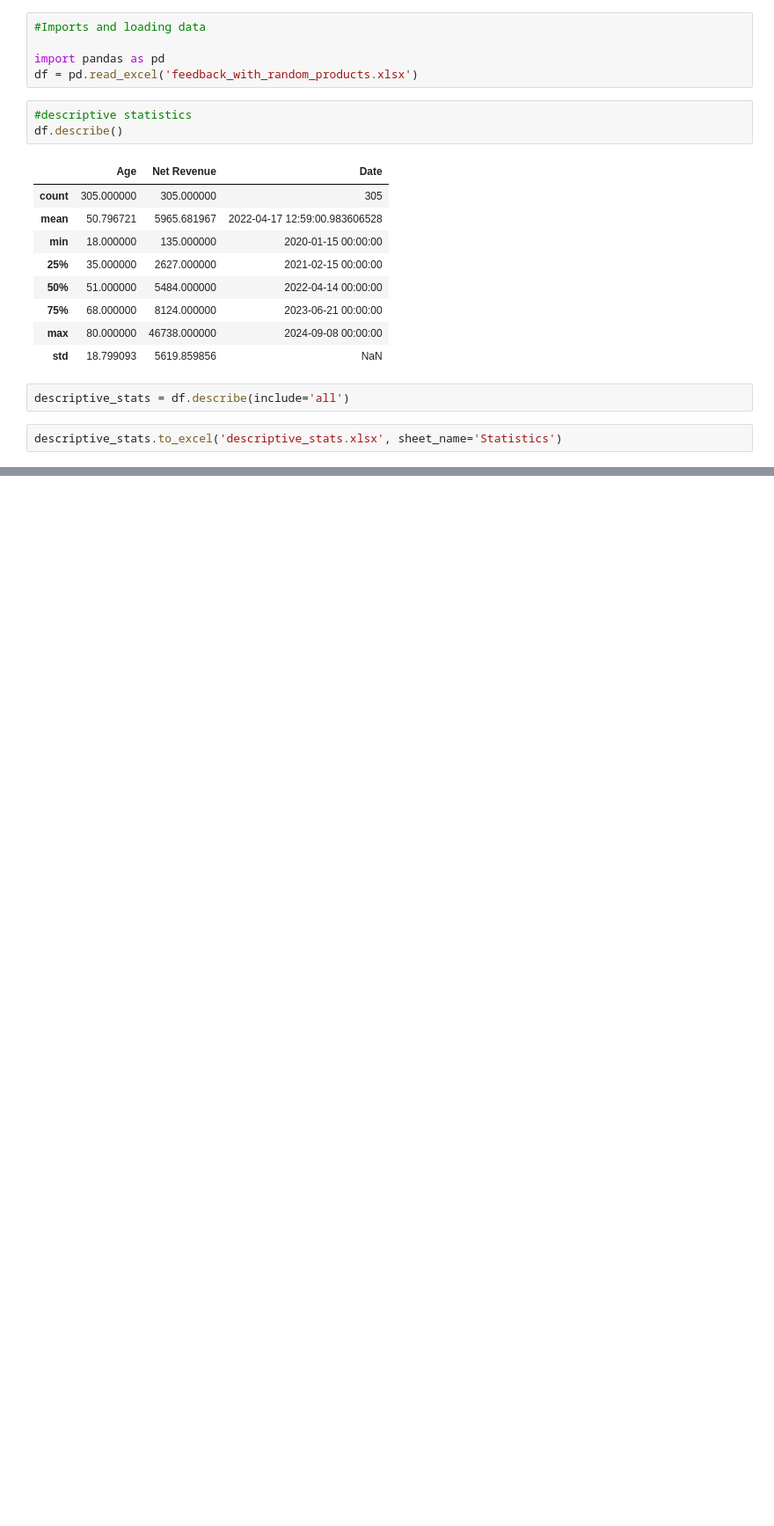
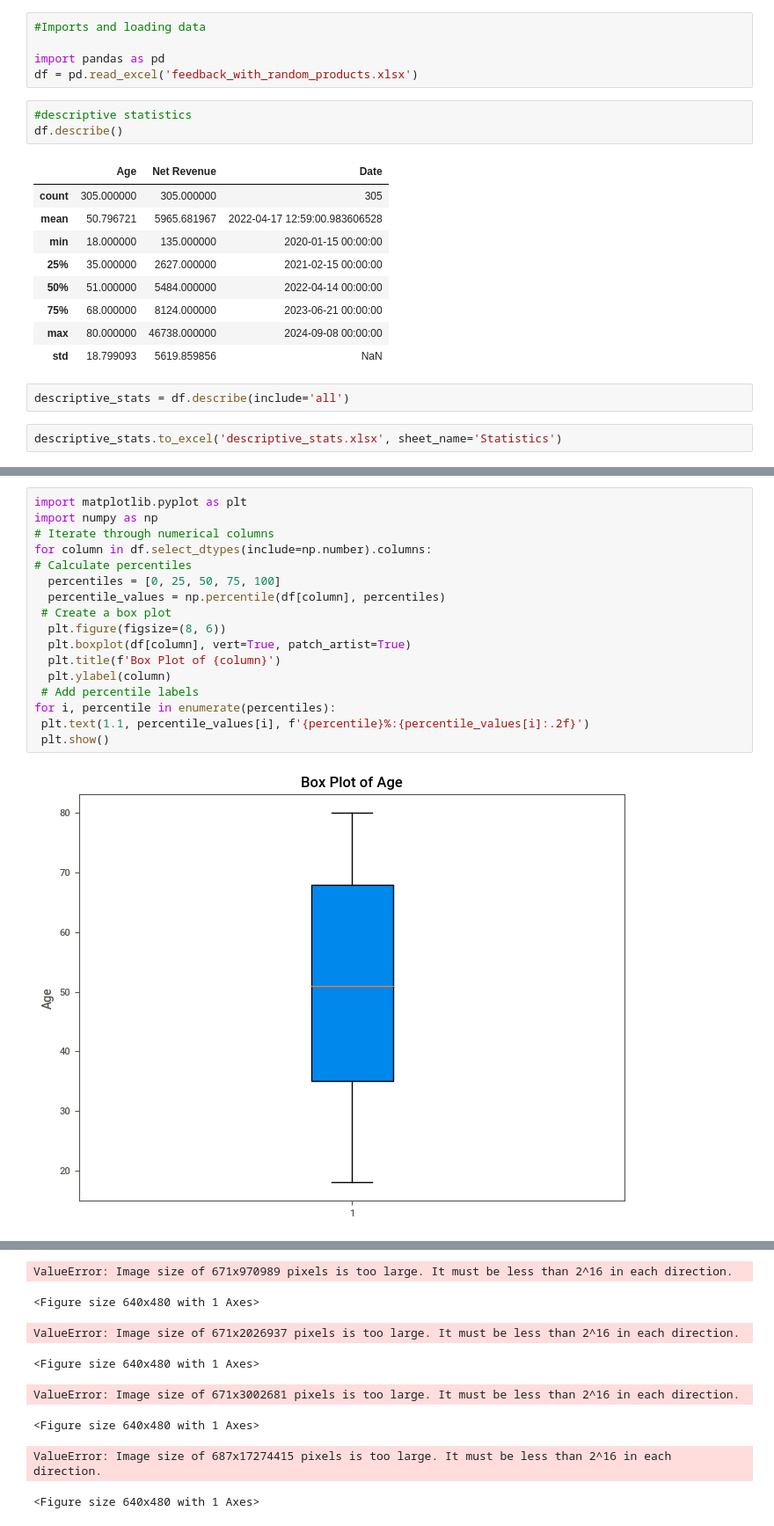
Before and after one commit to maxwellfundi/dataengineering-course-24, a Jupyter notebook: Descriptive_stats.ipynb, the cells around one changed output, grey strips where cells are left out. Shown at 88% size. Drawn from its saved outputs; the diff is of its cells as text; blank space fills up the shorter version.

```diff
--- a/Descriptive_stats.ipynb
+++ b/Descriptive_stats.ipynb
@@ -24,0 +59,19 @@ descriptive_stats.to_excel('descriptive_stats.xlsx', sheet_name='Statistics')
+# %%
+import matplotlib.pyplot as plt
+import numpy as np
+# Iterate through numerical columns
+for column in df.select_dtypes(include=np.number).columns:
+# Calculate percentiles
+  percentiles = [0, 25, 50, 75, 100]
+  percentile_values = np.percentile(df[column], percentiles)
+ # Create a box plot
+  plt.figure(figsize=(8, 6))
+  plt.boxplot(df[column], vert=True, patch_artist=True)
+  plt.title(f'Box Plot of {column}')
+  plt.ylabel(column)
+ # Add percentile labels
+for i, percentile in enumerate(percentiles):
+ plt.text(1.1, percentile_values[i], f'{percentile}%:{percentile_values[i]:.2f}')
+ plt.show()
+# %% [output]
+[figure, added]
@@ -24,0 +79,8 @@ descriptive_stats.to_excel('descriptive_stats.xlsx', sheet_name='Statistics')
+ValueError: Image size of 671x970989 pixels is too large. It must be less than 2^16 in each direction.
+<Figure size 640x480 with 1 Axes>
+ValueError: Image size of 671x2026937 pixels is too large. It must be less than 2^16 in each direction.
+<Figure size 640x480 with 1 Axes>
+ValueError: Image size of 671x3002681 pixels is too large. It must be less than 2^16 in each direction.
+<Figure size 640x480 with 1 Axes>
+ValueError: Image size of 687x17274415 pixels is too large. It must be less than 2^16 in each direction.
+<Figure size 640x480 with 1 Axes>
```
Also changed, not shown: parts of 7 cells of this notebook.
